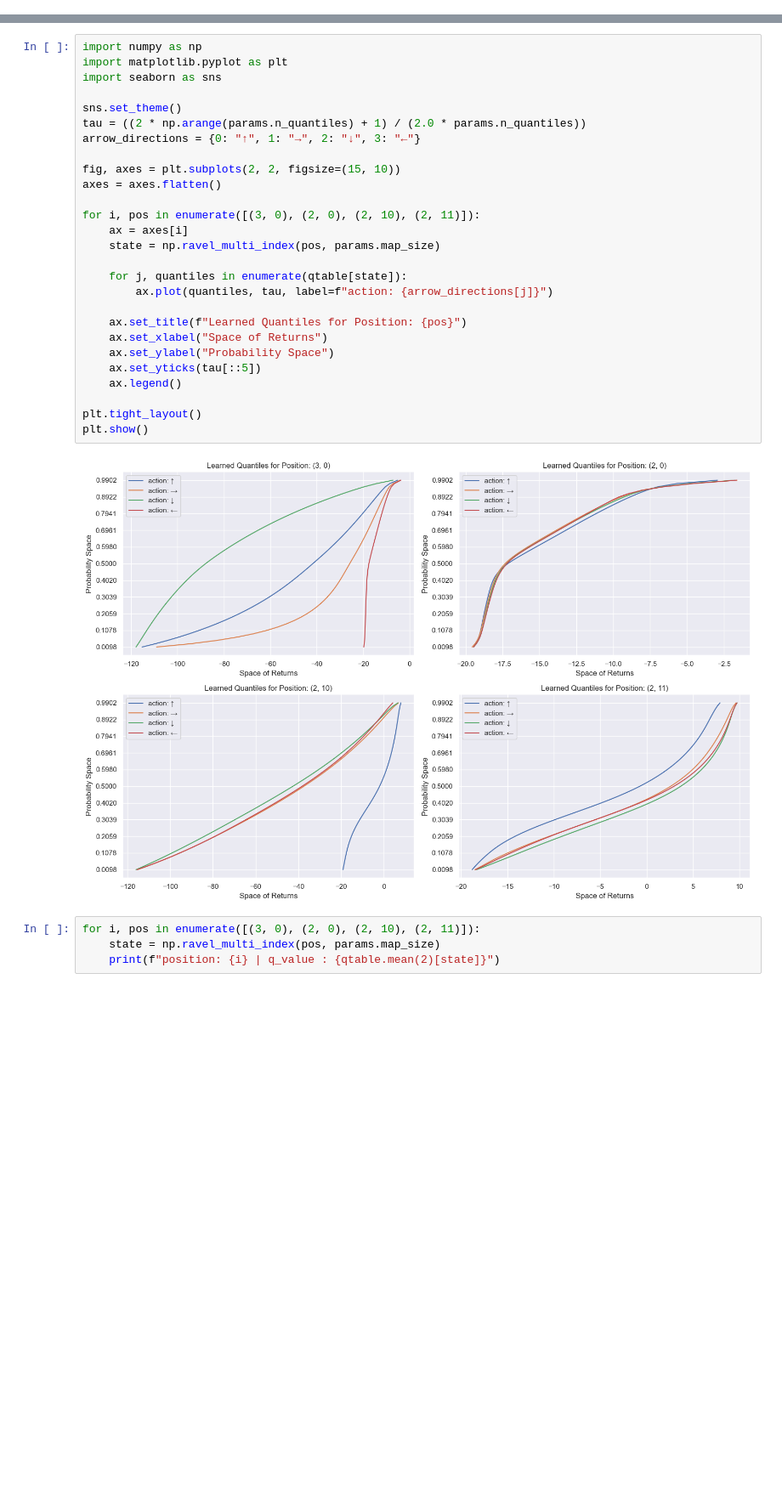
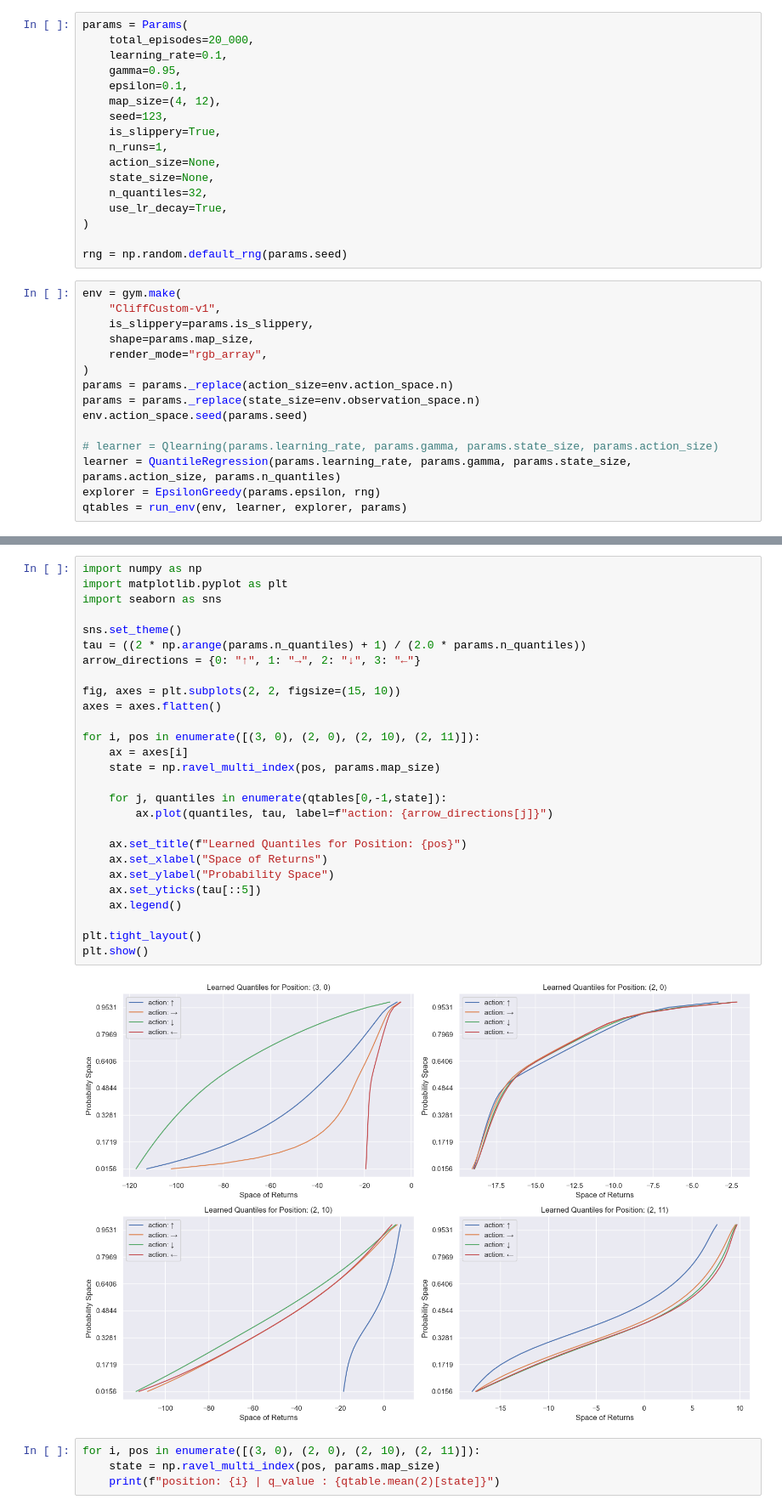
Before and after one commit to AlecHero/QuantileRegressionProject, a Jupyter notebook: tabular qr.ipynb, the cells around one changed output, grey strips where cells are left out. Shown at 85% size. Cells and saved outputs as stored; diff of their text form; blank space fills up the shorter version.

```diff
--- a/tabular qr.ipynb
+++ b/tabular qr.ipynb
@@ -54,0 +22,32 @@ env.close()
+# %%
+params = Params(
+    total_episodes=20_000,
+    learning_rate=0.1,
+    gamma=0.95,
+    epsilon=0.1,
+    map_size=(4, 12),
+    seed=123,
+    is_slippery=True,
+    n_runs=1,
+    action_size=None,
+    state_size=None,
+    n_quantiles=32,
+    use_lr_decay=True,
+)
+
+rng = np.random.default_rng(params.seed)
+# %%
+env = gym.make(
+    "CliffCustom-v1",
+    is_slippery=params.is_slippery,
+    shape=params.map_size,
+    render_mode="rgb_array",
+)
+params = params._replace(action_size=env.action_space.n)
+params = params._replace(state_size=env.observation_space.n)
+env.action_space.seed(params.seed)
+
+# learner = Qlearning(params.learning_rate, params.gamma, params.state_size, params.action_size)
+learner = QuantileRegression(params.learning_rate, params.gamma, params.state_size, params.action_size, params.n_quantiles)
+explorer = EpsilonGreedy(params.epsilon, rng)
+qtables = run_env(env, learner, explorer, params)
@@ -55,32 +138,32 @@ env.close()
 # %%
 import numpy as np
 import matplotlib.pyplot as plt
 import seaborn as sns
 
 sns.set_theme()
 tau = ((2 * np.arange(params.n_quantiles) + 1) / (2.0 * params.n_quantiles))
 arrow_directions = {0: "↑", 1: "→", 2: "↓", 3: "←"}
 
 fig, axes = plt.subplots(2, 2, figsize=(15, 10))
 axes = axes.flatten()
 
 for i, pos in enumerate([(3, 0), (2, 0), (2, 10), (2, 11)]):
     ax = axes[i]
     state = np.ravel_multi_index(pos, params.map_size)
 
-    for j, quantiles in enumerate(qtable[state]):
+    for j, quantiles in enumerate(qtables[0,-1,state]):
         ax.plot(quantiles, tau, label=f"action: {arrow_directions[j]}")
 
     ax.set_title(f"Learned Quantiles for Position: {pos}")
     ax.set_xlabel("Space of Returns")
     ax.set_ylabel("Probability Space")
     ax.set_yticks(tau[::5])
     ax.legend()
 
 plt.tight_layout()
 plt.show()
 # %% [output]
-[figure, old version]
+[figure, new version]
 # %%
 for i, pos in enumerate([(3, 0), (2, 0), (2, 10), (2, 11)]):
     state = np.ravel_multi_index(pos, params.map_size)
```
Also changed, not shown: parts of 6 cells of this notebook, 11 other files.
